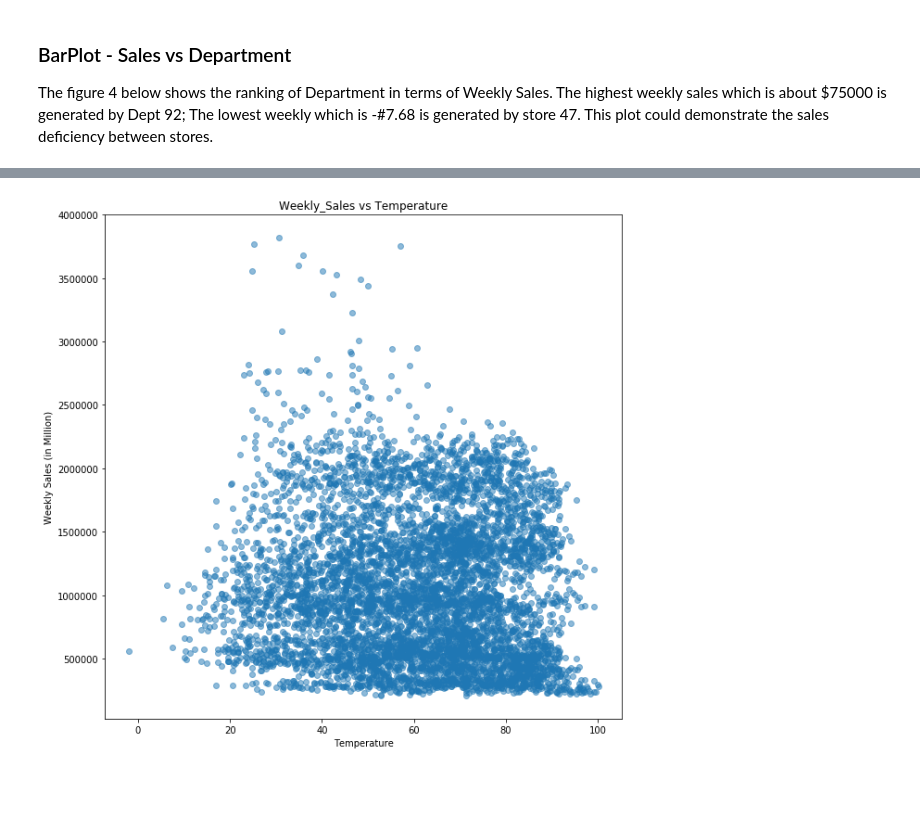
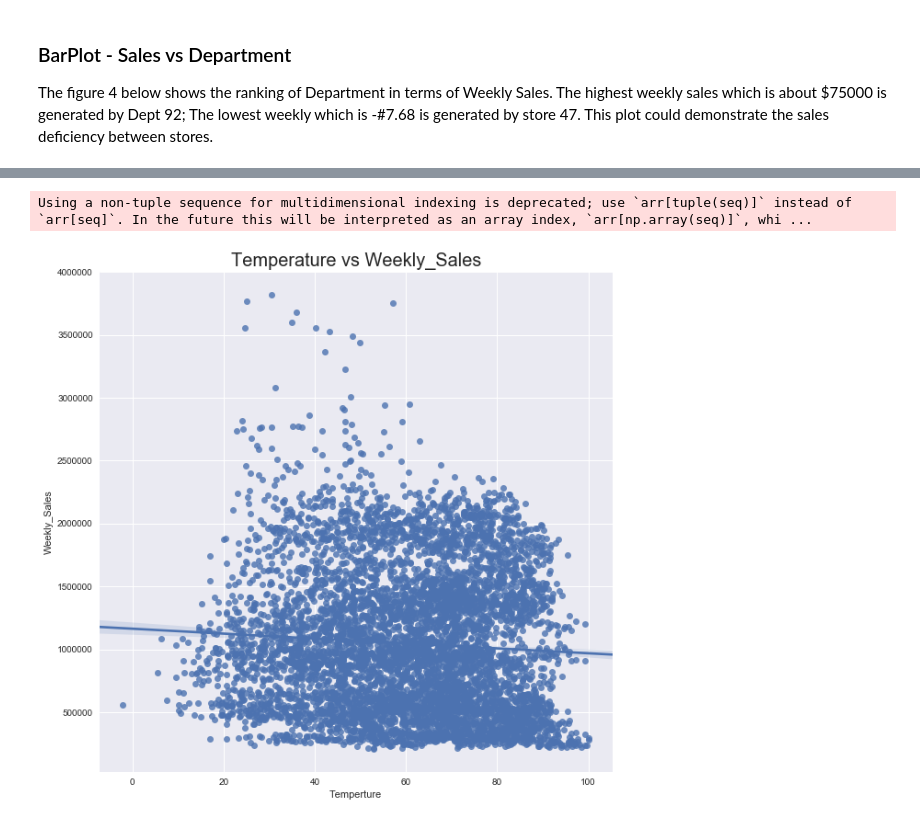
Before and after one commit to kyloop/sb_capstone1, a Jupyter notebook: data_wrangling.ipynb, the cells around one changed output, grey strips where cells are left out. Saved outputs shown, nothing was run; the diff lists cells and outputs as text; code cells hidden in the pictures; blank space fills up the shorter version.

```diff
--- a/data_wrangling.ipynb
+++ b/data_wrangling.ipynb
@@ -371,17 +380,27 @@ size=list(df.Size)
+# %%
+import numpy as np
+import seaborn as sns
+import matplotlib.pyplot as plt
+
+plt.figure(figsize=(10,10))
+sns.regplot(x="Temperture", y="Weekly_Sales", data=df)
+plt.title("Temperature vs Weekly_Sales", fontsize=20)
+plt.show()
+# %% [output]
+Using a non-tuple sequence for multidimensional indexing is deprecated; use `arr[tuple(seq)]` instead of `arr[seq]`. In the future this will be interpreted as an array index, `arr[np.array(seq)]`, whi ...
+[figure, added]
 # %%
 import numpy as np
 import matplotlib.pyplot as plt
 %matplotlib inline
+from numpy import arange,array,ones
+from scipy import stats
 
 plt.figure(figsize=(10,10))
 
-x = temp#list(train.Temperature)
-y = ws#list(np.array(list(train.Weekly_Sales)) / 1000000)
 
 plt.scatter(x=x, y=y, alpha=0.5)
 plt.xlabel("Temperature")
 plt.ylabel("Weekly Sales (in Million)")
 plt.title("Weekly_Sales vs Temperature")
 plt.show()
-# %% [output]
-[figure, removed]
```
Also changed, not shown: parts of 17 cells of this notebook, 1 other file.
